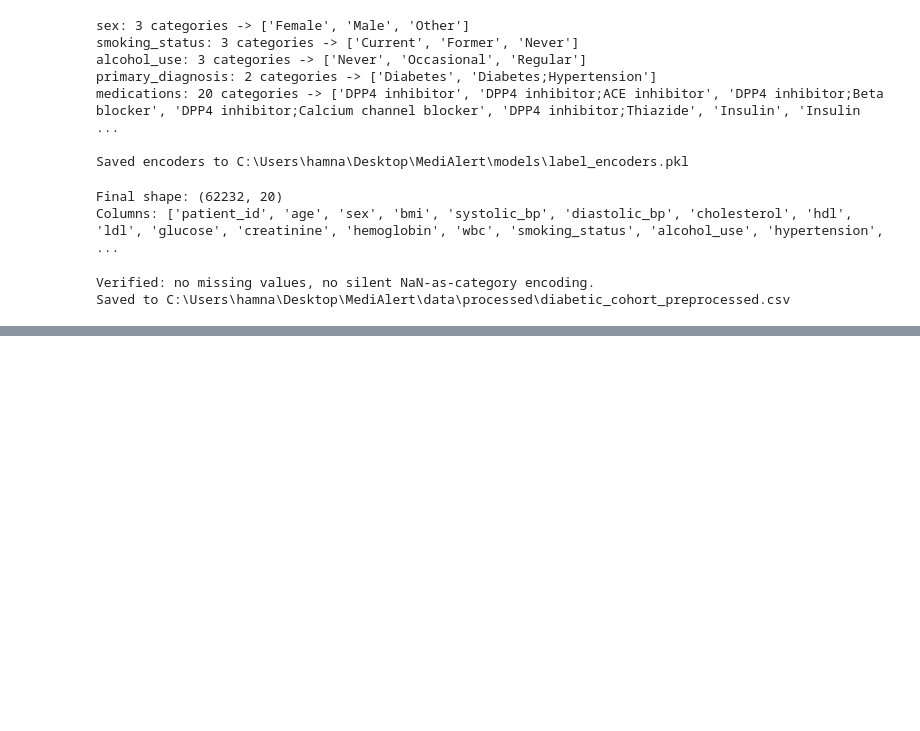
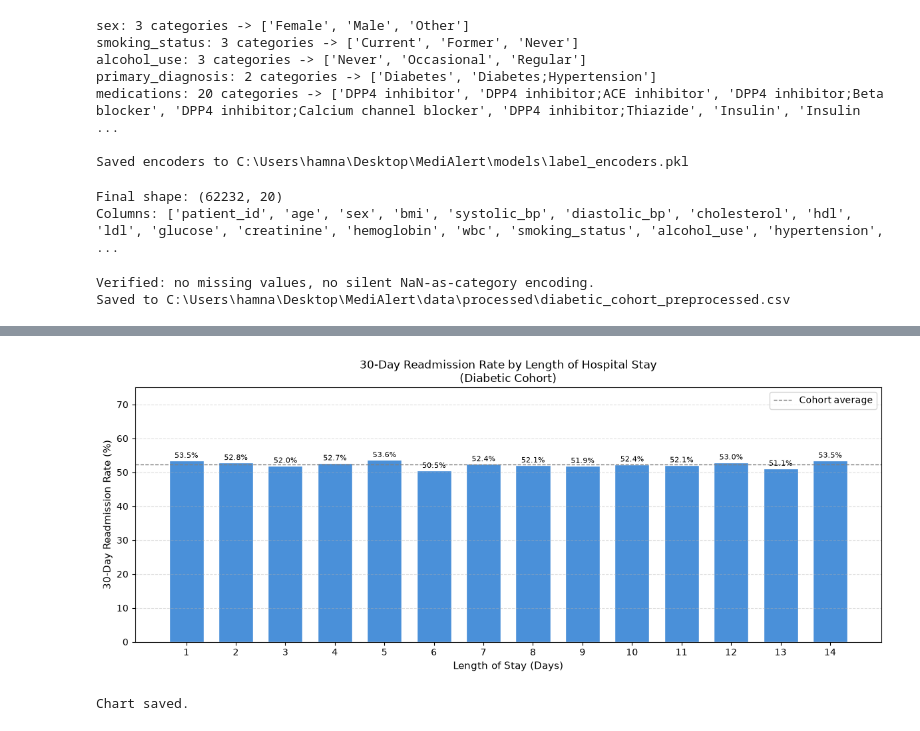
Before and after one commit to HamnaHaleem/medialert, a Jupyter notebook: notebooks/02_preprocessing.ipynb, the cells around one changed output, grey strips where cells are left out. Saved outputs shown, nothing was run; the diff lists cells and outputs as text; code cells hidden in the pictures; blank space fills up the shorter version.

```diff
--- a/notebooks/02_preprocessing.ipynb
+++ b/notebooks/02_preprocessing.ipynb
@@ -111,0 +144,13 @@ Saved to C:\Users\hamna\Desktop\MediAlert\data\processed\diabetic_cohort_preproc
+# %%
+# Group by length of stay and calculate readmission rate
+los_summary = df_analysis.groupby('length_of_stay').agg(
+    total_patients=('readmission_30', 'count'),
+    readmitted=('readmission_30', 'sum')
+).reset_index()
+
+los_summary['readmission_rate'] = (
+    los_summary['readmitted'] / los_summary['total_patients'] * 100
+).round(2)
+
+print("Readmission rate by length of stay (days):")
+print(los_summary.to_string(index=False))
@@ -111,0 +174,37 @@ Saved to C:\Users\hamna\Desktop\MediAlert\data\processed\diabetic_cohort_preproc
+# %%
+fig, ax = plt.subplots(figsize=(12, 5))
+
+bars = ax.bar(
+    los_summary['length_of_stay'],
+    los_summary['readmission_rate'],
+    color=['#d94f3d' if r > 55 else '#4a90d9' for r in los_summary['readmission_rate']],
+    edgecolor='white',
+    width=0.7
+)
+
+# Annotate bars
+for bar, rate in zip(bars, los_summary['readmission_rate']):
+    ax.text(
+        bar.get_x() + bar.get_width() / 2,
+        bar.get_height() + 0.3,
+        f'{rate:.1f}%',
+        ha='center', va='bottom', fontsize=8
+    )
+
+ax.set_xlabel("Length of Stay (Days)", fontsize=11)
+ax.set_ylabel("30-Day Readmission Rate (%)", fontsize=11)
+ax.set_title("30-Day Readmission Rate by Length of Hospital Stay\n(Diabetic Cohort)", fontsize=12)
+ax.set_xticks(los_summary['length_of_stay'])
+ax.set_ylim(0, 75)
+ax.axhline(df_analysis['readmission_30'].mean() * 100,
+           color='gray', linestyle='--', linewidth=1, label='Cohort average')
+ax.legend()
+ax.grid(axis='y', linestyle='--', alpha=0.4)
+
+plt.tight_layout()
+plt.savefig("../models/readmission_rate_by_los.png", dpi=150)
+plt.show()
+print("Chart saved.")
+# %% [output]
+[figure, added]
+Chart saved.
```
Also changed, not shown: parts of 3 cells of this notebook, 4 other files.
